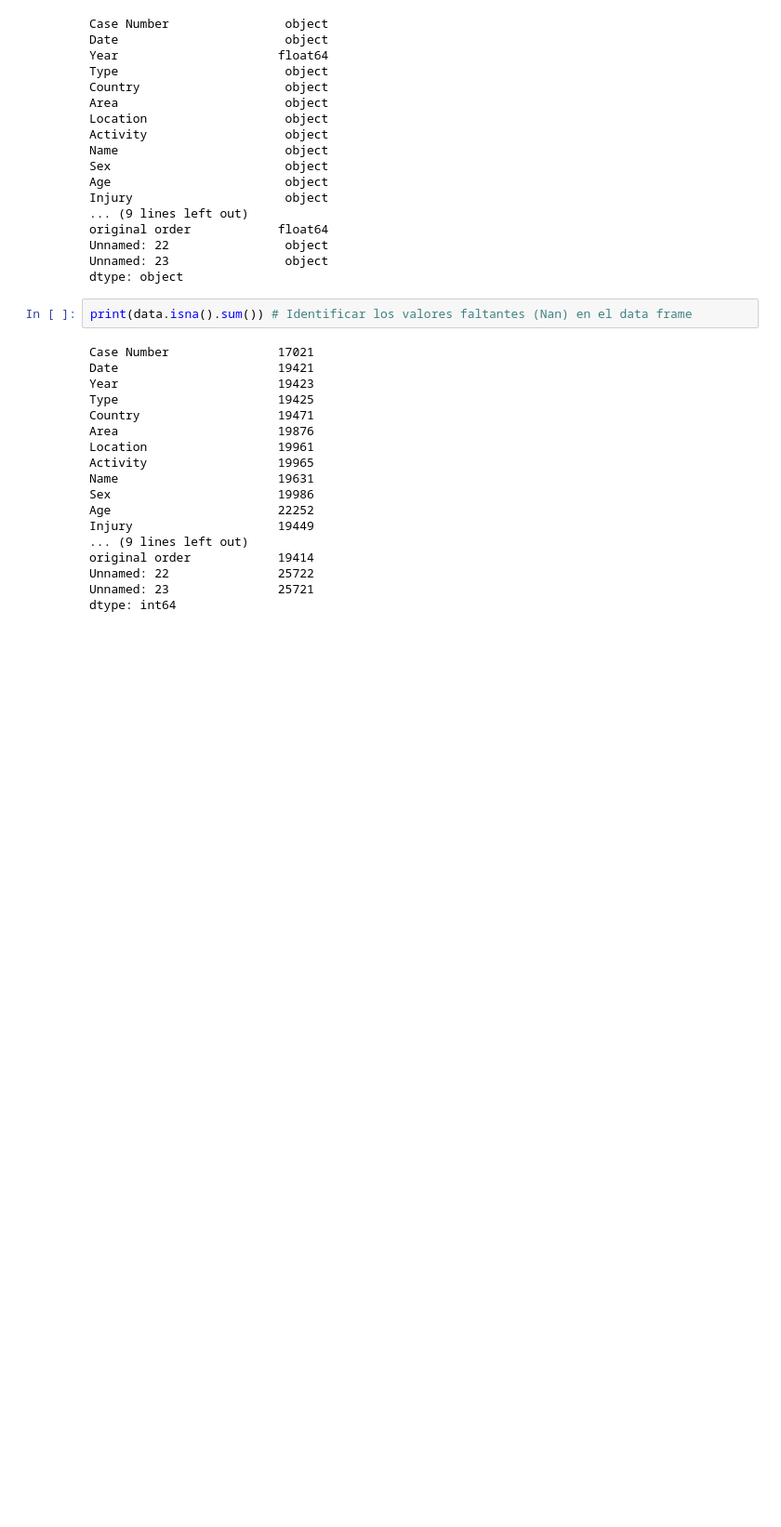
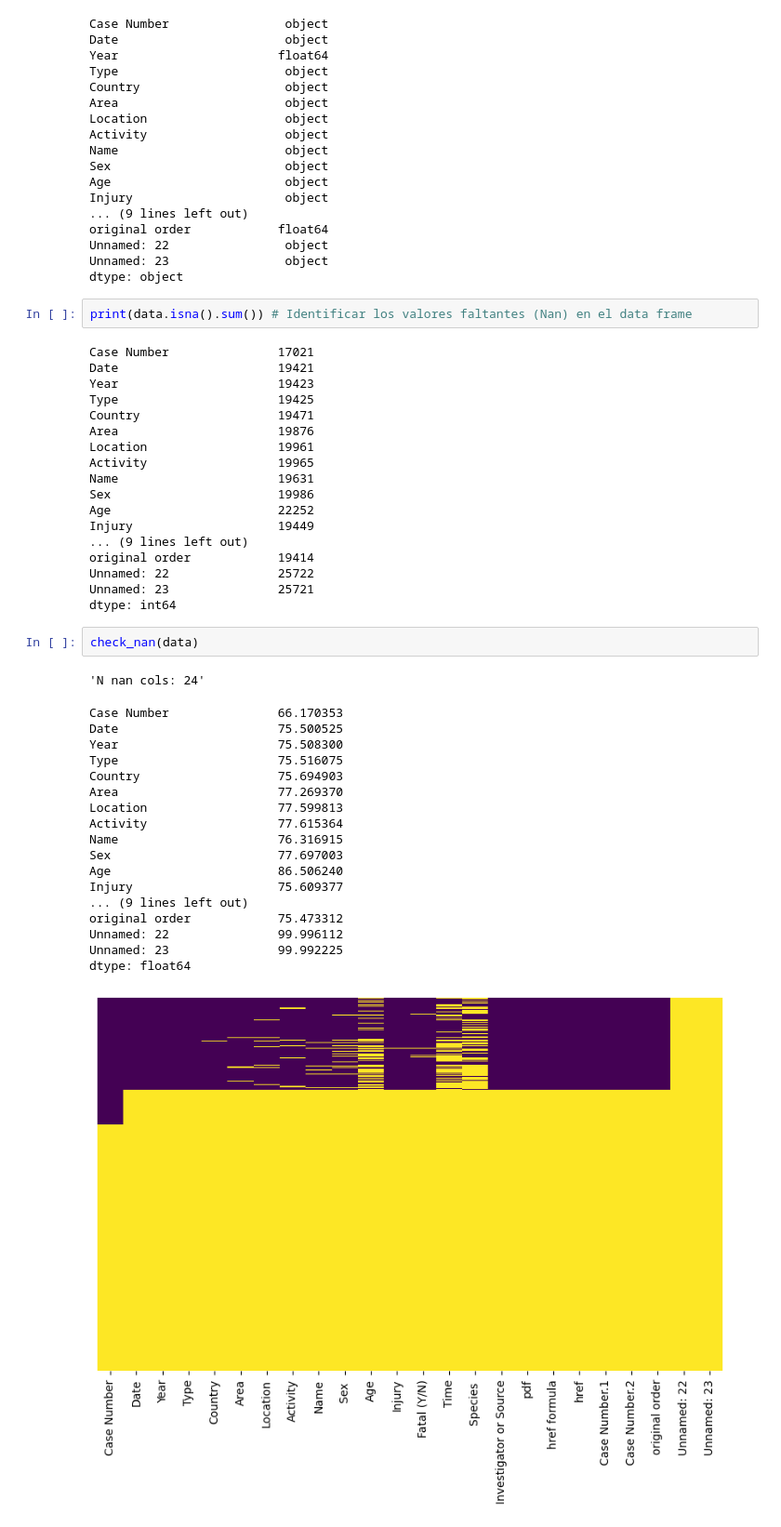
Before and after one commit to DFDA19/Primer-proyecto-ataque-tiburones, a Jupyter notebook: Proyecto-1.ipynb, the cells around one changed output. Shown: that part at 93% size. Cells and saved outputs as stored; diff of their text form; blank space fills up the shorter version.

```diff
--- a/Proyecto-1.ipynb
+++ b/Proyecto-1.ipynb
@@ -150,3 +150,25 @@ original order            19414
 Unnamed: 22               25722
 Unnamed: 23               25721
 dtype: int64
+# %%
+check_nan(data)
+# %% [output]
+'N nan cols: 24'
+Case Number               66.170353
+Date                      75.500525
+Year                      75.508300
+Type                      75.516075
+Country                   75.694903
+Area                      77.269370
+Location                  77.599813
+Activity                  77.615364
+Name                      76.316915
+Sex                       77.697003
+Age                       86.506240
+Injury                    75.609377
+... (9 lines left out)
+original order            75.473312
+Unnamed: 22               99.996112
+Unnamed: 23               99.992225
+dtype: float64
+[figure, added]
```
Also changed, not shown: parts of 17 cells of this notebook.
